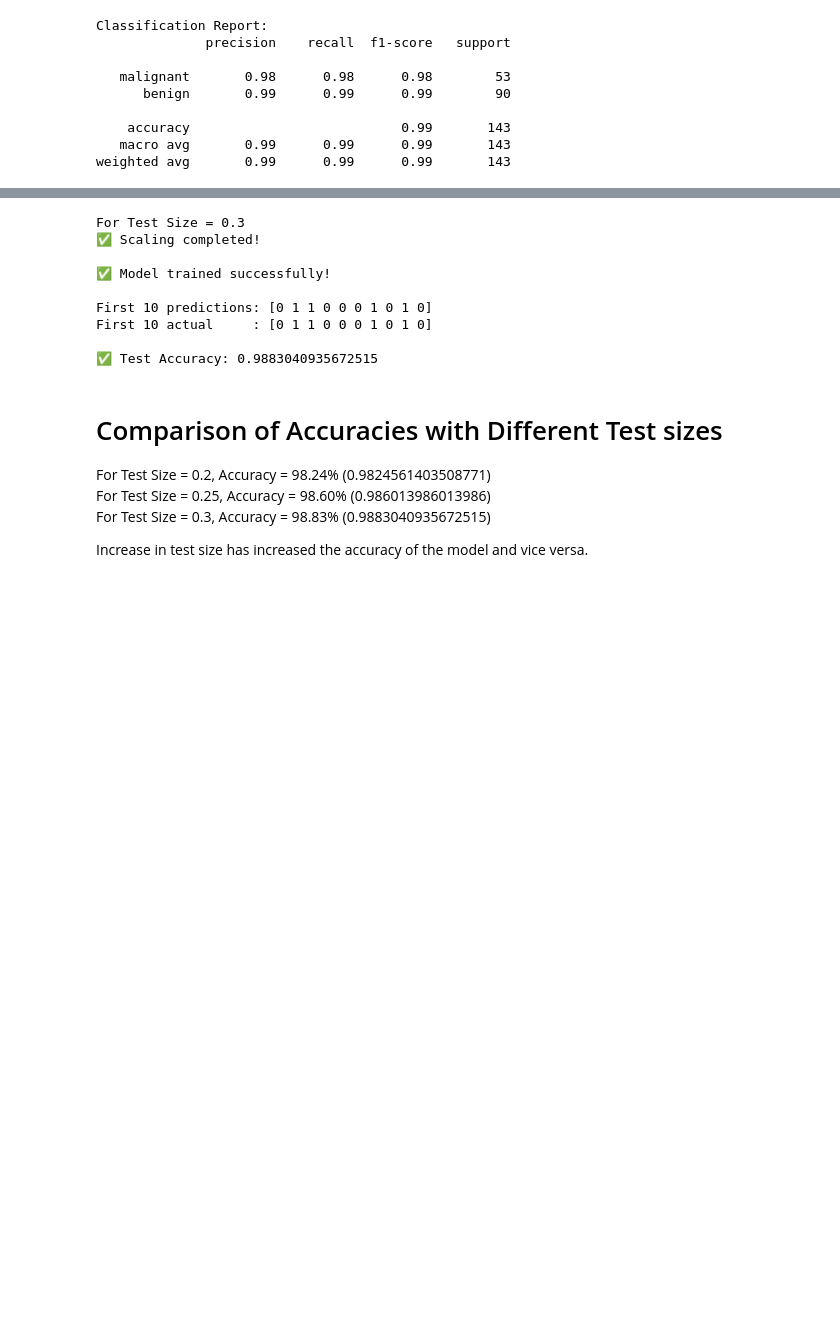
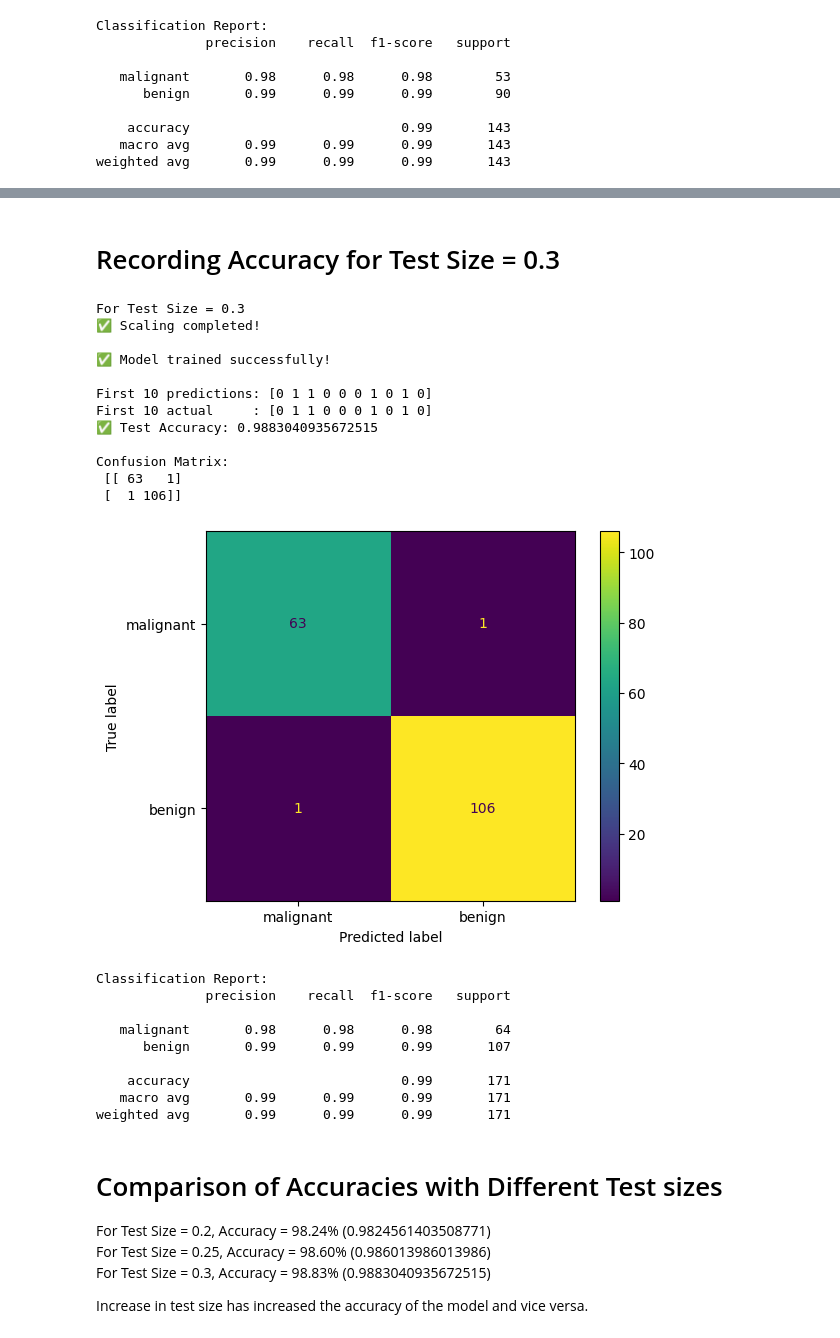
Before and after one commit to PNEC-CS-333-Applied-AI-ML/cs333-lab-01-intro-zainm924666-blip, a Jupyter notebook: Lab01_ME_1932_M_Zain_Ul_Abideen.ipynb, the cells around one changed output, grey strips where cells are left out. Drawn from its saved outputs; the diff is of its cells as text; code cells hidden in the pictures; blank space fills up the shorter version.

```diff
--- a/Lab01_ME_1932_M_Zain_Ul_Abideen.ipynb
+++ b/Lab01_ME_1932_M_Zain_Ul_Abideen.ipynb
@@ -307,3 +332,5 @@ First 10 actual     : [0 1 0 1 0 1 1 0 0 0]
+# %% [markdown]
+# Recording Accuracy for Test Size = 0.3
 # %%
 # Recording Accuracy for test size = 0.3
 
@@ -319,37 +346,60 @@ print("For Test Size = 0.3")
 print("✅ Scaling completed!\n")
 
 # Train a Classifier (Logistic Regression)
 
 from sklearn.linear_model import LogisticRegression
 
 model = LogisticRegression(max_iter=500, random_state=42)
 model.fit(X_train2_scaled, y_train2)
 
 print("✅ Model trained successfully!\n")
 
 # Predictions
 
 y_pred2 = model.predict(X_test2_scaled)
 
 print("First 10 predictions:", y_pred2[:10])
 print("First 10 actual     :", y_test2[:10])
 
 # Evaluation
-
-from sklearn.metrics import accuracy_score
+from sklearn.metrics import accuracy_score, confusion_matrix, classification_report, ConfusionMatrixDisplay
 
 acc2 = accuracy_score(y_test2, y_pred2)
-print("\n✅ Test Accuracy:", acc2)
+print("✅ Test Accuracy:", acc2)
+
+cm2 = confusion_matrix(y_test2, y_pred2)
+print("\nConfusion Matrix:\n", cm2)
+
+disp = ConfusionMatrixDisplay(confusion_matrix=cm2, display_labels=data.target_names)
+disp.plot()
+plt.grid(False)
+plt.show()
+
+print("\nClassification Report:")
+print(classification_report(y_test2, y_pred2, target_names=data.target_names))
 # %% [output]
 For Test Size = 0.3
 ✅ Scaling completed!
 
 ✅ Model trained successfully!
 
 First 10 predictions: [0 1 1 0 0 0 1 0 1 0]
 First 10 actual     : [0 1 1 0 0 0 1 0 1 0]
+✅ Test Accuracy: 0.9883040935672515
 
-✅ Test Accuracy: 0.9883040935672515
+Confusion Matrix:
+ [[ 63   1]
+ [  1 106]]
+[figure, added]
+Classification Report:
+              precision    recall  f1-score   support
+
+   malignant       0.98      0.98      0.98        64
+      benign       0.99      0.99      0.99       107
+
+    accuracy                           0.99       171
+   macro avg       0.99      0.99      0.99       171
+weighted avg       0.99      0.99      0.99       171
 # %% [markdown]
 # Comparison of Accuracies with Different Test sizes
 For Test Size = 0.2, Accuracy = 98.24%  (0.9824561403508771)
```
Also changed, not shown: parts of 3 cells of this notebook.
